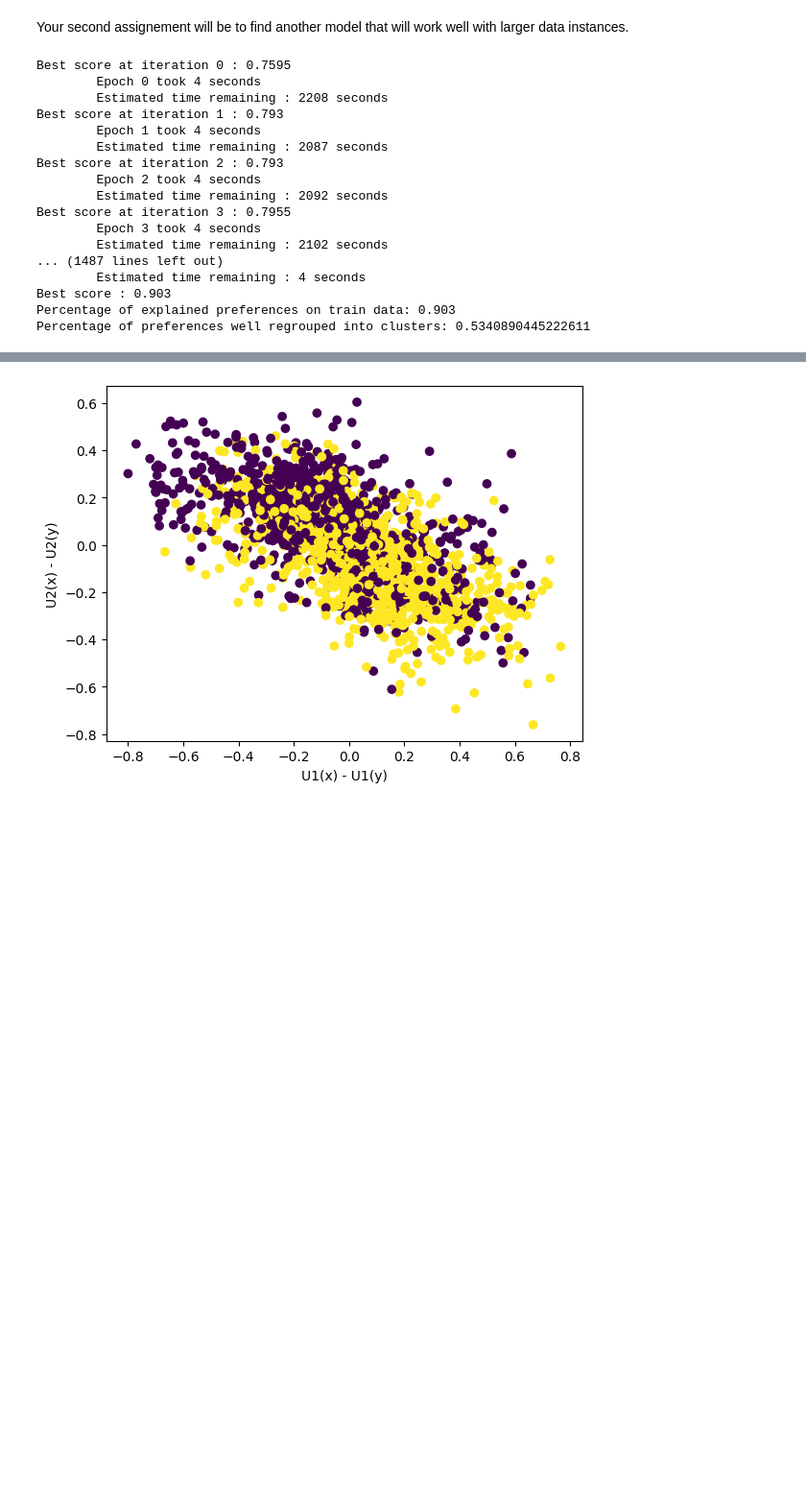
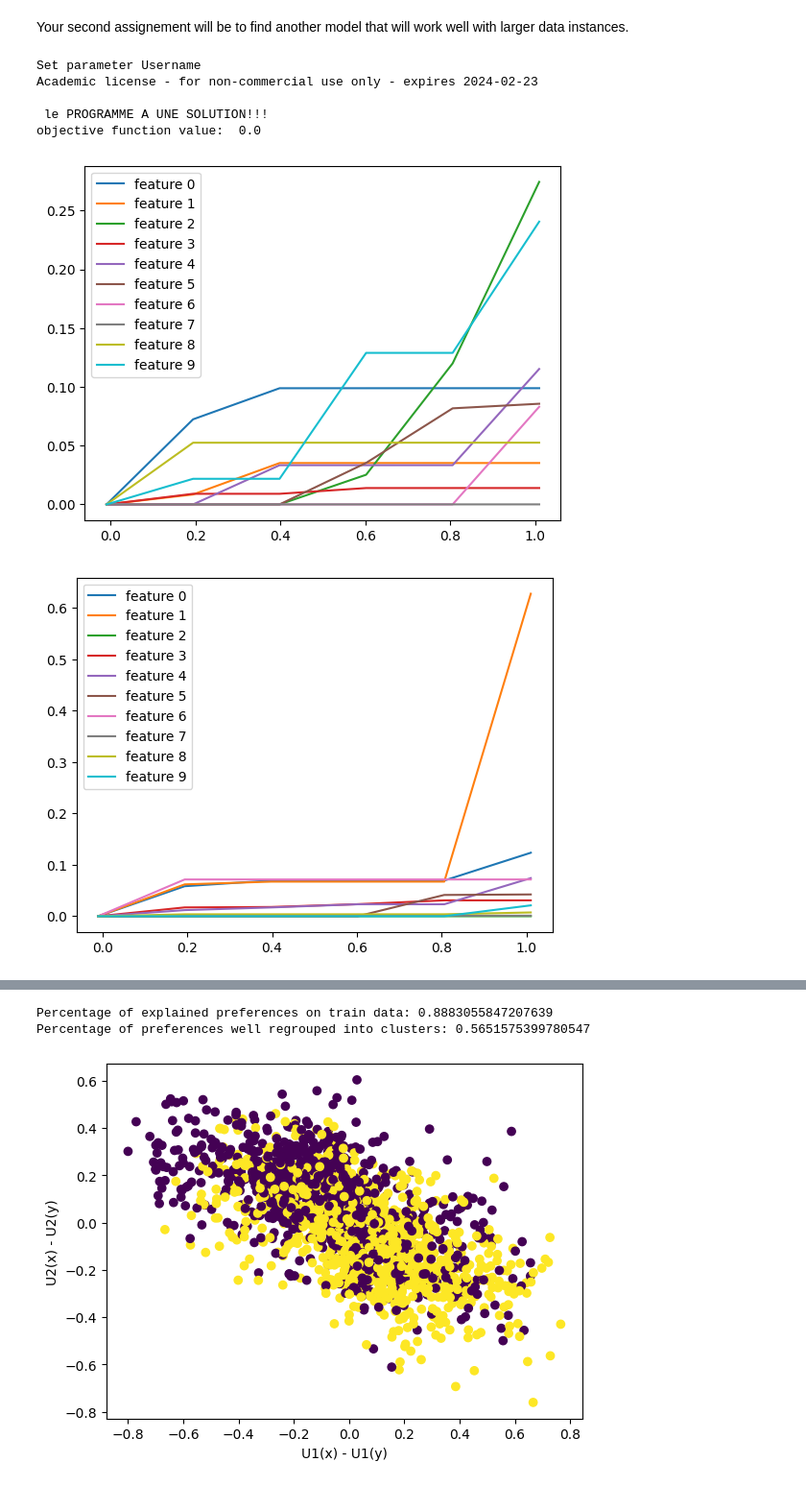
Before and after one commit to AymericPalaric/cs-sdp-2023-24, a Jupyter notebook: notebooks/example.ipynb, the cells around one changed output, grey strips where cells are left out. Shown: that part at 96% size. Drawn from its saved outputs; the diff is of its cells as text; code cells hidden in the pictures; blank space fills up the shorter version.

```diff
--- a/notebooks/example.ipynb
+++ b/notebooks/example.ipynb
@@ -179,40 +174,31 @@ from data import Dataloader
 from models import RandomExampleModel
 import metrics
 # Loading the data
-data_loader = Dataloader("../data/dataset_4") # Specify path to the dataset you want to load
+data_loader = Dataloader("../data/dataset_10") # Specify path to the dataset you want to load
 X, Y = data_loader.load()
+X_train, Y_train = X[:200], Y[:200]
 # %%
 # Or we call directly the right metric:
 pairs_explained = metrics.PairsExplained()
 cluster_intersection = metrics.ClusterIntersection()
 # %%
-from models import HeuristicModel
+from models import HeuristicModel, TwoClustersMIP
 
 parameters = {"n_pieces": 5,
-              "n_clusters" : 2,
+              "n_clusters" : 3,
               "epsilon" : 0.00001} # Can be completed
-model = HeuristicModel(**parameters)
-model.fit(X, Y)
+model = TwoClustersMIP(**parameters)
+model.fit(X_train, Y_train)
 Z = data_loader.get_ground_truth_labels()
 
 # Uncomment once your model is working
 print("Percentage of explained preferences on train data:", pairs_explained.from_model(model, X, Y)) # You should get 1.0 with the right MIP
 print("Percentage of preferences well regrouped into clusters:", cluster_intersection.from_model(model, X, Y, Z))
 # %% [output]
-Best score at iteration 0 : 0.7595
-        Epoch 0 took 4 seconds
-        Estimated time remaining : 2208 seconds
-Best score at iteration 1 : 0.793
-        Epoch 1 took 4 seconds
-        Estimated time remaining : 2087 seconds
-Best score at iteration 2 : 0.793
-        Epoch 2 took 4 seconds
-        Estimated time remaining : 2092 seconds
-Best score at iteration 3 : 0.7955
-        Epoch 3 took 4 seconds
-        Estimated time remaining : 2102 seconds
-... (1487 lines left out)
-        Estimated time remaining : 4 seconds
-Best score : 0.903
-Percentage of explained preferences on train data: 0.903
-Percentage of preferences well regrouped into clusters: 0.5340890445222611
+Set parameter Username
+Academic license - for non-commercial use only - expires 2024-02-23
+
+ le PROGRAMME A UNE SOLUTION!!!
+objective function value:  0.0
+[figure, added]
+[figure, added]
@@ -219,3 +206,5 @@ Percentage of preferences well regrouped into clusters: 0.5340890445222611
+Percentage of explained preferences on train data: 0.8883055847207639
+Percentage of preferences well regrouped into clusters: 0.5651575399780547
 # %%
 plt.figure()
 plt.scatter(model.predict_utility(X)[:, 0]-model.predict_utility(Y)[:, 0],
```
Also changed, not shown: parts of 2 cells of this notebook, 1 other file.
